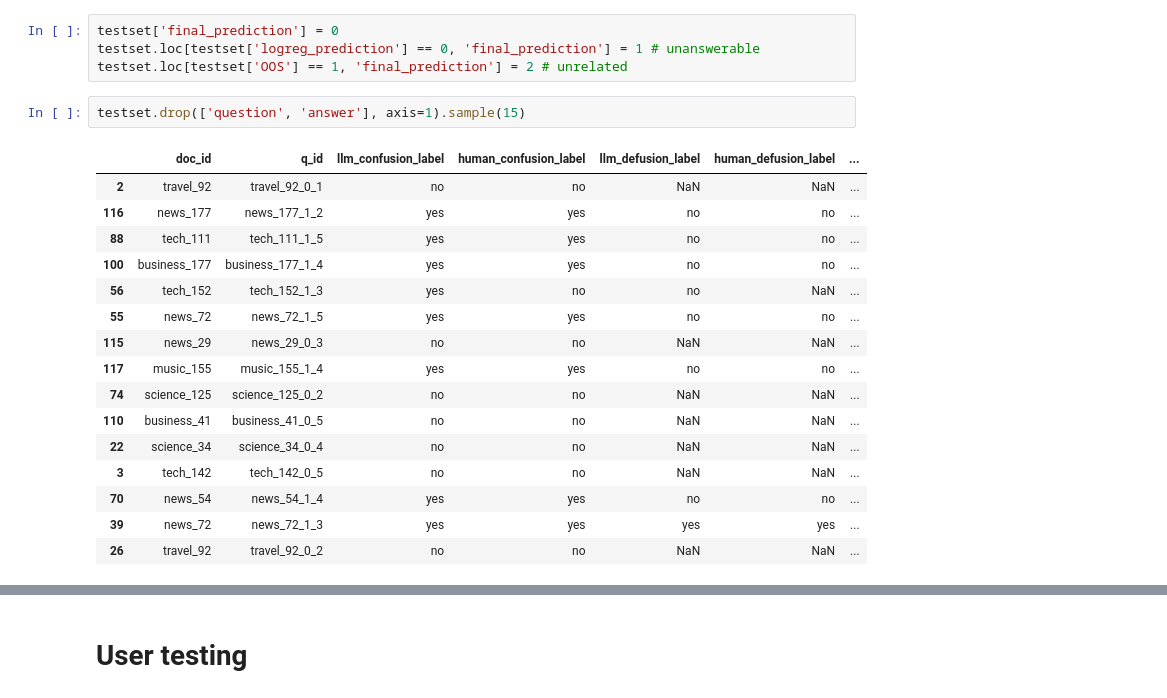
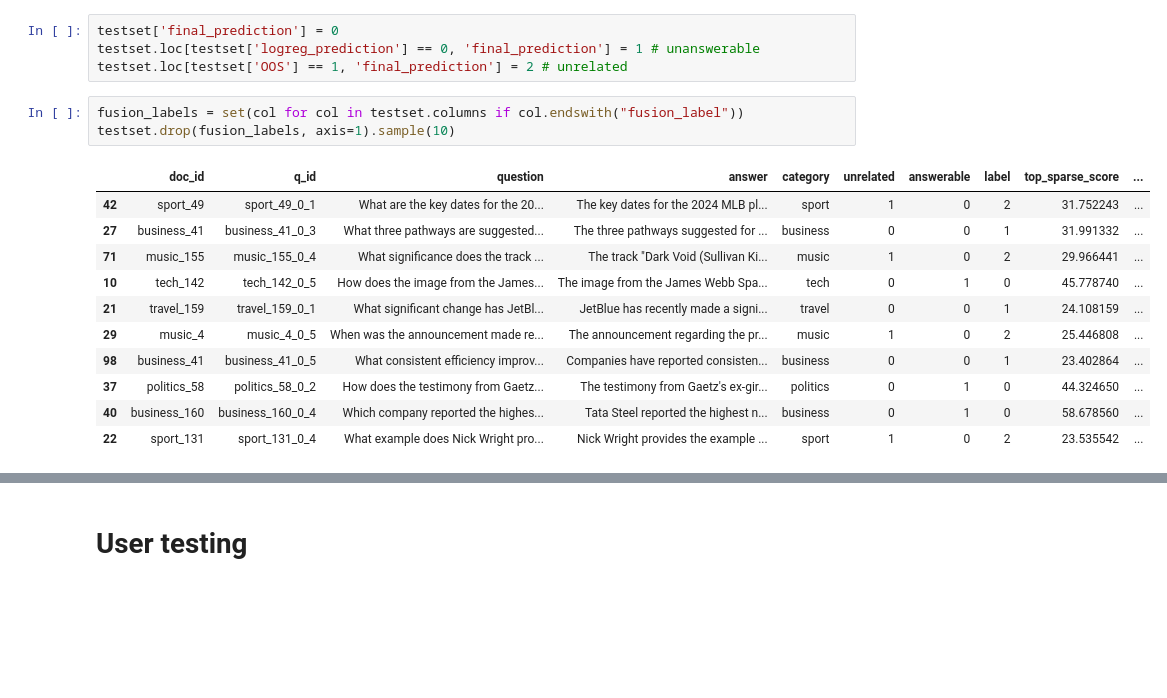
Before and after one commit to sjoerdoffringa/RAG, a Jupyter notebook: eval_scope.ipynb, the cells around one changed output, grey strips where cells are left out. Drawn from its saved outputs; the diff is of its cells as text; blank space fills up the shorter version.

```diff
--- a/eval_scope.ipynb
+++ b/eval_scope.ipynb
@@ -369,25 +385,21 @@ for rag in rags:
 testset['final_prediction'] = 0
 testset.loc[testset['logreg_prediction'] == 0, 'final_prediction'] = 1 # unanswerable
 testset.loc[testset['OOS'] == 1, 'final_prediction'] = 2 # unrelated
-# %%
-testset.drop(['question', 'answer'], axis=1).sample(15)
-# %% [output]
-|  | doc_id | q_id | llm_confusion_label | human_confusion_label | llm_defusion_label | human_defusion_label | ... |
-| 2 | travel_92 | travel_92_0_1 | no | no | NaN | NaN | ... |
-| 116 | news_177 | news_177_1_2 | yes | yes | no | no | ... |
-| 88 | tech_111 | tech_111_1_5 | yes | yes | no | no | ... |
-| 100 | business_177 | business_177_1_4 | yes | yes | no | no | ... |
-| 56 | tech_152 | tech_152_1_3 | yes | no | no | NaN | ... |
-| 55 | news_72 | news_72_1_5 | yes | yes | no | no | ... |
-| 115 | news_29 | news_29_0_3 | no | no | NaN | NaN | ... |
-| 117 | music_155 | music_155_1_4 | yes | yes | no | no | ... |
-| 74 | science_125 | science_125_0_2 | no | no | NaN | NaN | ... |
-| 110 | business_41 | business_41_0_5 | no | no | NaN | NaN | ... |
-| 22 | science_34 | science_34_0_4 | no | no | NaN | NaN | ... |
-| 3 | tech_142 | tech_142_0_5 | no | no | NaN | NaN | ... |
-| 70 | news_54 | news_54_1_4 | yes | yes | no | no | ... |
-| 39 | news_72 | news_72_1_3 | yes | yes | yes | yes | ... |
-| 26 | travel_92 | travel_92_0_2 | no | no | NaN | NaN | ... |
+# %%
+fusion_labels = set(col for col in testset.columns if col.endswith("fusion_label"))
+testset.drop(fusion_labels, axis=1).sample(10)
+# %% [output]
+|  | doc_id | q_id | question | answer | category | unrelated | answerable | label | top_sparse_score | ... |
+| 42 | sport_49 | sport_49_0_1 | What are the key dates for the 20... | The key dates for the 2024 MLB pl... | sport | 1 | 0 | 2 | 31.752243 | ... |
+| 27 | business_41 | business_41_0_3 | What three pathways are suggested... | The three pathways suggested for ... | business | 0 | 0 | 1 | 31.991332 | ... |
+| 71 | music_155 | music_155_0_4 | What significance does the track ... | The track "Dark Void (Sullivan Ki... | music | 1 | 0 | 2 | 29.966441 | ... |
+| 10 | tech_142 | tech_142_0_5 | How does the image from the James... | The image from the James Webb Spa... | tech | 0 | 1 | 0 | 45.778740 | ... |
+| 21 | travel_159 | travel_159_0_1 | What significant change has JetBl... | JetBlue has recently made a signi... | travel | 0 | 0 | 1 | 24.108159 | ... |
+| 29 | music_4 | music_4_0_5 | When was the announcement made re... | The announcement regarding the pr... | music | 1 | 0 | 2 | 25.446808 | ... |
+| 98 | business_41 | business_41_0_5 | What consistent efficiency improv... | Companies have reported consisten... | business | 0 | 0 | 1 | 23.402864 | ... |
+| 37 | politics_58 | politics_58_0_2 | How does the testimony from Gaetz... | The testimony from Gaetz's ex-gir... | politics | 0 | 1 | 0 | 44.324650 | ... |
+| 40 | business_160 | business_160_0_4 | Which company reported the highes... | Tata Steel reported the highest n... | business | 0 | 1 | 0 | 58.678560 | ... |
+| 22 | sport_131 | sport_131_0_4 | What example does Nick Wright pro... | Nick Wright provides the example ... | sport | 1 | 0 | 2 | 23.535542 | ... |
 # %%
 import matplotlib.pyplot as plt
 import numpy as np
```
Also changed, not shown: parts of 23 cells of this notebook, 9 other files.
